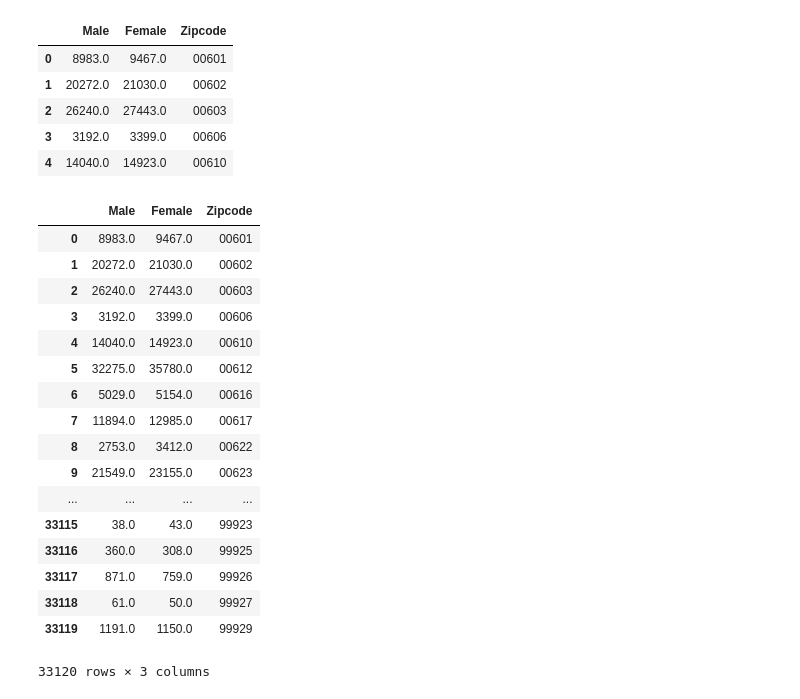
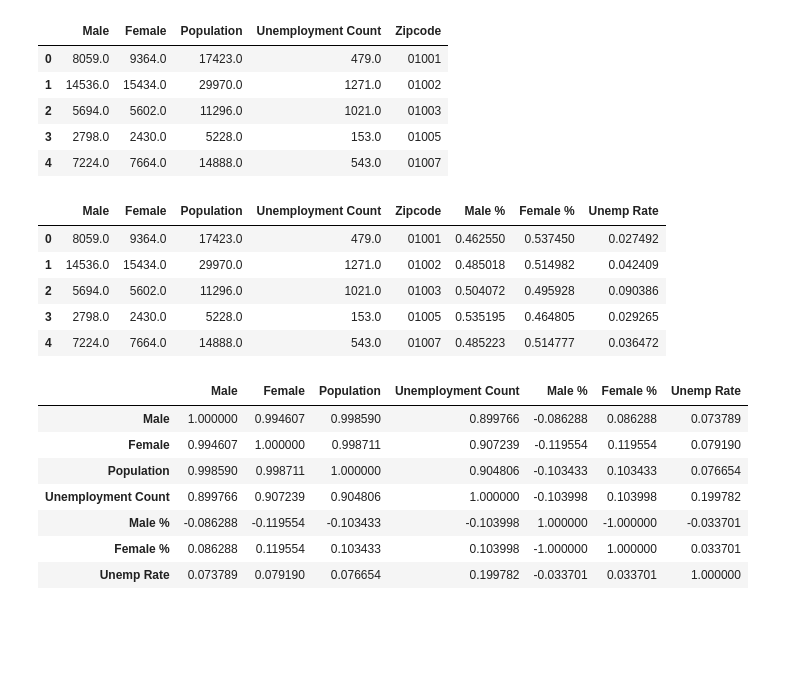
Before and after one commit to EricNg314/Code-Drills, a Jupyter notebook: Python_APIs/day-03/02/day-03_02_solved.ipynb, the cells around one changed output. Saved outputs shown, nothing was run; the diff lists cells and outputs as text; code cells hidden in the pictures; blank space fills up the shorter version.

```diff
--- a/Python_APIs/day-03/02/day-03_02_solved.ipynb
+++ b/Python_APIs/day-03/02/day-03_02_solved.ipynb
@@ -12,11 +12,13 @@ from config import (census_key, google_key)
 # %%
 # Declare a variable "c" and set it to the census with census_key.
     # https://github.com/datamade/census
-    # We're going to use the default year 2013, however feel free to use another year.
-c = Census(census_key, year=2013)
+    # We're going to use the default year 2016, however feel free to use another year.
+c = Census(census_key, year=2016)
 # %%
-# K200101_002E K200101_003E
-# Run a census search to retrieve data on estimate of male and female for each zip code.
-census_data = c.acs5.get(("B01001_002E", "B01001_026E"), {'for': 'zip code tabulation area:*'})
+# Run a census search to retrieve data on estimate of male, female, population, and unemployment count for each zip code.
+    # https://api.census.gov/data/2013/acs5/variables.html
+census_data = c.acs5.get(("B01001_002E", "B01001_026E", "B01003_001E", "B23025_005E"), {'for': 'zip code tabulation area:*'})
+
+# Show the output of census_data
 census_data
 # %% [output]
@@ -42,36 +44,48 @@ census_pd = pd.DataFrame(census_data)
 
 census_pd = census_pd.rename(columns = {"B01001_002E": "Male",
                                         "B01001_026E": "Female",
+                                        "B01003_001E" : "Population",
+                                        "B23025_005E" : "Unemployment Count",
                                         "zip code tabulation area": "Zipcode"})
+
+# Show the first 5 rows of census_pd
 census_pd.head()
 # %% [output]
-|  | Male | Female | Zipcode |
-| 0 | 8983.0 | 9467.0 | 00601 |
-| 1 | 20272.0 | 21030.0 | 00602 |
-| 2 | 26240.0 | 27443.0 | 00603 |
-| 3 | 3192.0 | 3399.0 | 00606 |
-| 4 | 14040.0 | 14923.0 | 00610 |
+|  | Male | Female | Population | Unemployment Count | Zipcode |
+| 0 | 8059.0 | 9364.0 | 17423.0 | 479.0 | 01001 |
+| 1 | 14536.0 | 15434.0 | 29970.0 | 1271.0 | 01002 |
+| 2 | 5694.0 | 5602.0 | 11296.0 | 1021.0 | 01003 |
+| 3 | 2798.0 | 2430.0 | 5228.0 | 153.0 | 01005 |
+| 4 | 7224.0 | 7664.0 | 14888.0 | 543.0 | 01007 |
+# %%
+# Create a new variable calc_census_pd and set it to census_pd
+calc_census_pd = census_pd
+
+# Calculate the % of male to female ratio and add them as new columns Male % and Female %.
+calc_census_pd['Male %'] = calc_census_pd['Male']/(calc_census_pd['Male']+calc_census_pd['Female'])
+calc_census_pd['Female %'] = calc_census_pd['Female']/(calc_census_pd['Male']+calc_census_pd['Female'])
+
+# Calculate the unemployment rate based on population
+calc_census_pd['Unemp Rate'] = calc_census_pd['Unemployment Count']/calc_census_pd['Population']
+
+# Show the first 5 rows of calc_census_pd
+calc_census_pd.head()
+# %% [output]
+|  | Male | Female | Population | Unemployment Count | Zipcode | Male % | Female % | Unemp Rate |
+| 0 | 8059.0 | 9364.0 | 17423.0 | 479.0 | 01001 | 0.462550 | 0.537450 | 0.027492 |
+| 1 | 14536.0 | 15434.0 | 29970.0 | 1271.0 | 01002 | 0.485018 | 0.514982 | 0.042409 |
+| 2 | 5694.0 | 5602.0 | 11296.0 | 1021.0 | 01003 | 0.504072 | 0.495928 | 0.090386 |
+| 3 | 2798.0 | 2430.0 | 5228.0 | 153.0 | 01005 | 0.535195 | 0.464805 | 0.029265 |
+| 4 | 7224.0 | 7664.0 | 14888.0 | 543.0 | 01007 | 0.485223 | 0.514777 | 0.036472 |
 # %%
-# Calculate the % of male to female ratio.
-calc_census_pd = census_pd
-
-calc_census_pd
+# Get the correlation coefficients of calc_census_pd
+calc_census_pd.corr()
 # %% [output]
-|  | Male | Female | Zipcode |
-| 0 | 8983.0 | 9467.0 | 00601 |
-| 1 | 20272.0 | 21030.0 | 00602 |
-| 2 | 26240.0 | 27443.0 | 00603 |
-| 3 | 3192.0 | 3399.0 | 00606 |
-| 4 | 14040.0 | 14923.0 | 00610 |
-| 5 | 32275.0 | 35780.0 | 00612 |
-| 6 | 5029.0 | 5154.0 | 00616 |
-| 7 | 11894.0 | 12985.0 | 00617 |
-| 8 | 2753.0 | 3412.0 | 00622 |
-| 9 | 21549.0 | 23155.0 | 00623 |
-| ... | ... | ... | ... |
-| 33115 | 38.0 | 43.0 | 99923 |
-| 33116 | 360.0 | 308.0 | 99925 |
-| 33117 | 871.0 | 759.0 | 99926 |
-| 33118 | 61.0 | 50.0 | 99927 |
-| 33119 | 1191.0 | 1150.0 | 99929 |
+|  | Male | Female | Population | Unemployment Count | Male % | Female % | Unemp Rate |
+| Male | 1.000000 | 0.994607 | 0.998590 | 0.899766 | -0.086288 | 0.086288 | 0.073789 |
+| Female | 0.994607 | 1.000000 | 0.998711 | 0.907239 | -0.119554 | 0.119554 | 0.079190 |
+| Population | 0.998590 | 0.998711 | 1.000000 | 0.904806 | -0.103433 | 0.103433 | 0.076654 |
+| Unemployment Count | 0.899766 | 0.907239 | 0.904806 | 1.000000 | -0.103998 | 0.103998 | 0.199782 |
+| Male % | -0.086288 | -0.119554 | -0.103433 | -0.103998 | 1.000000 | -1.000000 | -0.033701 |
+| Female % | 0.086288 | 0.119554 | 0.103433 | 0.103998 | -1.000000 | 1.000000 | 0.033701 |
+| Unemp Rate | 0.073789 | 0.079190 | 0.076654 | 0.199782 | -0.033701 | 0.033701 | 1.000000 |
-33120 rows × 3 columns
```
Also changed, not shown: parts of 15 cells of this notebook, 1 other file.
